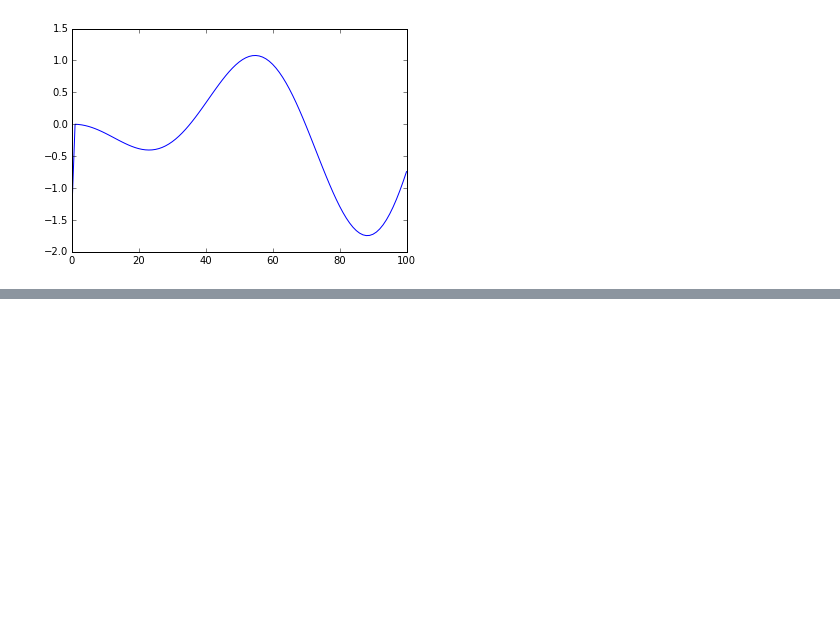
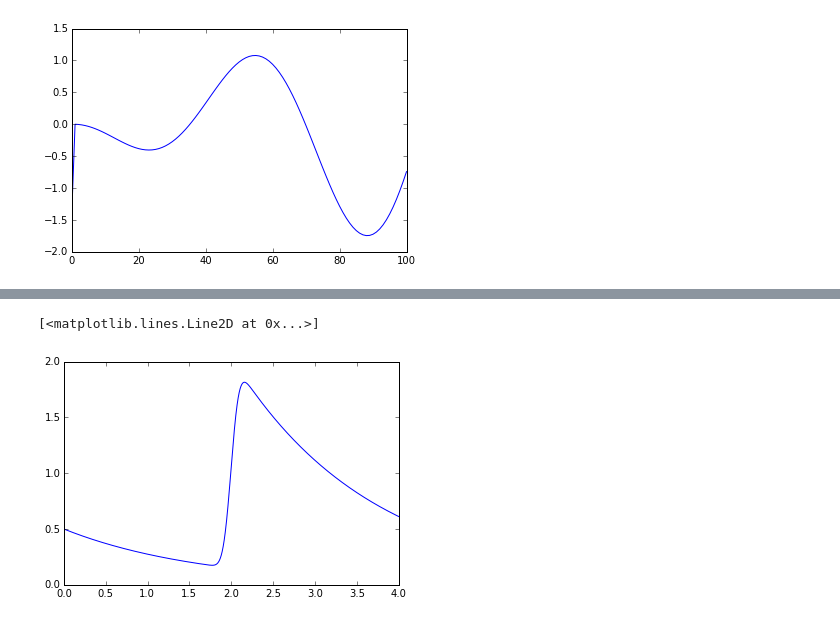
Before and after one commit to rahulporuri/computational_physics, a Jupyter notebook: rk2_simple_harmonic_oscillator.ipynb, the cells around one changed output, grey strips where cells are left out. Cells and saved outputs as stored; diff of their text form; code cells hidden in the pictures; blank space fills up the shorter version.

```diff
--- a/rk2_simple_harmonic_oscillator.ipynb
+++ b/rk2_simple_harmonic_oscillator.ipynb
@@ -86,0 +176,26 @@ plt.plot(temp)
+# %%
+h = 0.001
+x0 = 0
+y0 = 0.5
+rk5xlist = []
+rk5xlist.append(x0)
+rk5ylist = []
+rk5ylist.append(y0)
+xi = x0
+yi = y0
+for i in xrange(4000):
+    k1 = f(xi,yi)
+    k2 = f(xi+h/4,yi+k1*h/4)
+    k3 = f(xi+h/4,yi+k1*h/8+k2*h/8)
+    k4 = f(xi+h/2,yi-k2*h/2+k3*h)
+    k5 = f(xi+3*h/4,yi+3*k1*h/16+9*k4*h/16)
+    k6 = f(xi+h,yi+(-3*k1*h+2*k2*h+12*k3*h-12*k4*h+8*k5*h)/7)
+    xi += h
+    yi += (7*k1+32*k3+12*k4+32*k5+7*k6)*h/90
+    rk5xlist.append(xi)
+    rk5ylist.append(yi)
+# %%
+plt.plot(rk5xlist,rk5ylist)
+# %% [output]
+[<matplotlib.lines.Line2D at 0x...>]
+[figure, added]
```
Also changed, not shown: parts of 14 cells of this notebook.
